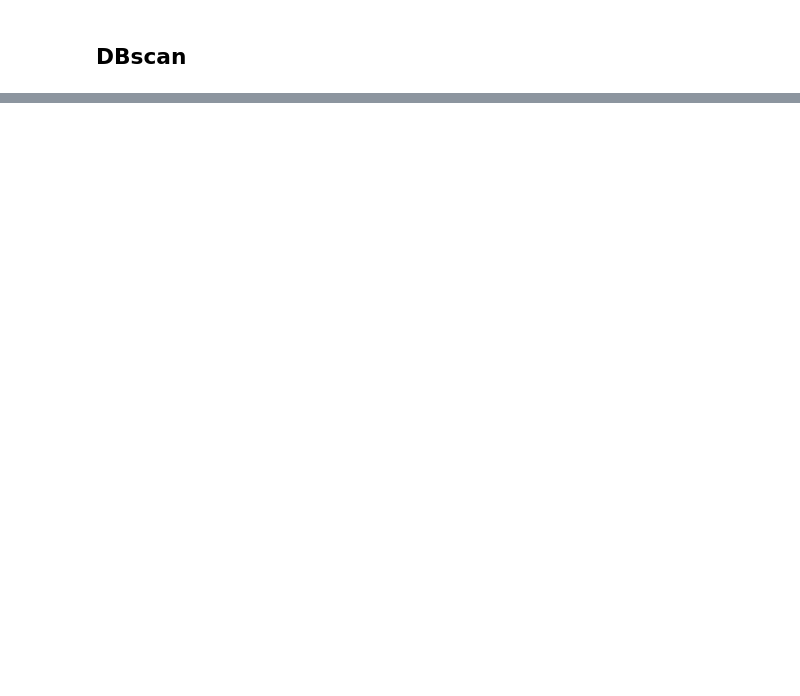
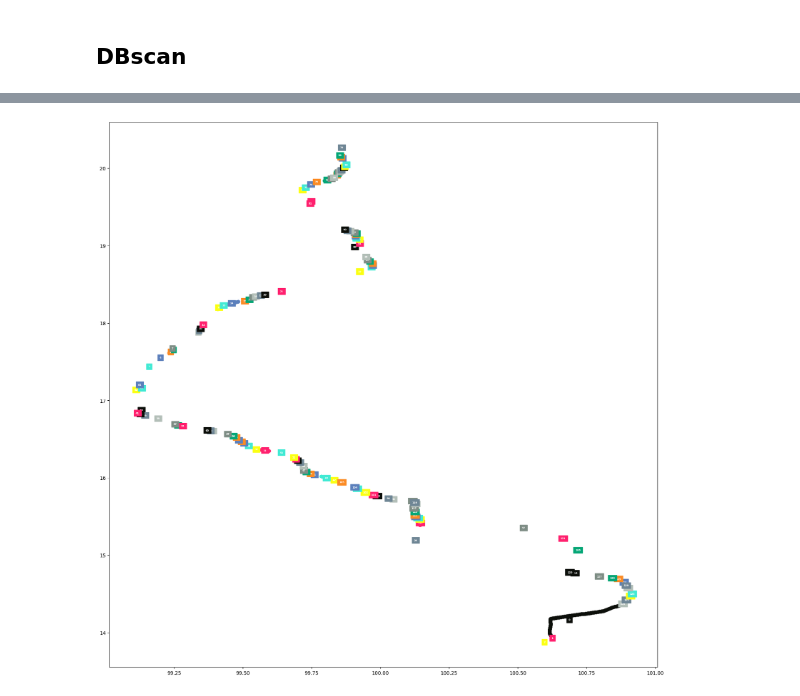
Before and after one commit to Travel-Time-Prediction/explore-gps-log-data, a Jupyter notebook: explore_data.ipynb, the cells around one changed output, grey strips where cells are left out. Drawn from its saved outputs; the diff is of its cells as text; code cells hidden in the pictures; blank space fills up the shorter version.

```diff
--- a/explore_data.ipynb
+++ b/explore_data.ipynb
@@ -301,0 +319,47 @@ df_point.groupby(['rd']).mean()
+# %%
+def cluster_plot(df_tmp, labels):
+    # init color for plot
+    customPalette = ['#0C0F0A', '#FF206E', '#FBFF12', '#41EAD4', '#5C80BC', '#FB8B24', '#04A777', '#7E8D85', '#B3BFB8', '#6F8695']
+
+    plt.figure(figsize=(20, 20))
+
+    for i, label in enumerate(labels):
+        plt.scatter(
+            x=df_tmp[df_tmp['label'] == label]['lon'],
+            y=df_tmp[df_tmp['label'] == label]['lat'],
+            color=customPalette[i % len(customPalette)],
+            alpha=1
+        )
+
+        plt.annotate(
+            label,
+            df_neighbors.loc[df_tmp['label'] == label, ['lon', 'lat']].mean(),
+            horizontalalignment='center',
+            verticalalignment='center',
+            size=5,
+            weight='bold',
+            color='white',
+            backgroundcolor=customPalette[i % len(customPalette)]
+        )
+
+        plt.plot()
+
+    plt.show()
+
+def dbscan(df_neighbors, eps, min_samples):
+    df_tmp = df_neighbors.copy()
+    clustering = DBSCAN(eps=eps, min_samples=min_samples).fit(df_tmp)
+
+    df_tmp['label'] = clustering.labels_
+
+    idx_noise = df_tmp[df_tmp['label'] == -1].index
+    df_tmp = df_tmp.drop(idx_noise).reset_index(drop=True)
+
+    labels = list(set(df_tmp['label'].to_list()))
+    cluster_plot(df_tmp, labels)
+
+    return df_tmp
+# %%
+df_dbscan = dbscan(df_neighbors, 0.005, 8)
+# %% [output]
+[figure, added]
```
Also changed, not shown: parts of 11 cells of this notebook.
